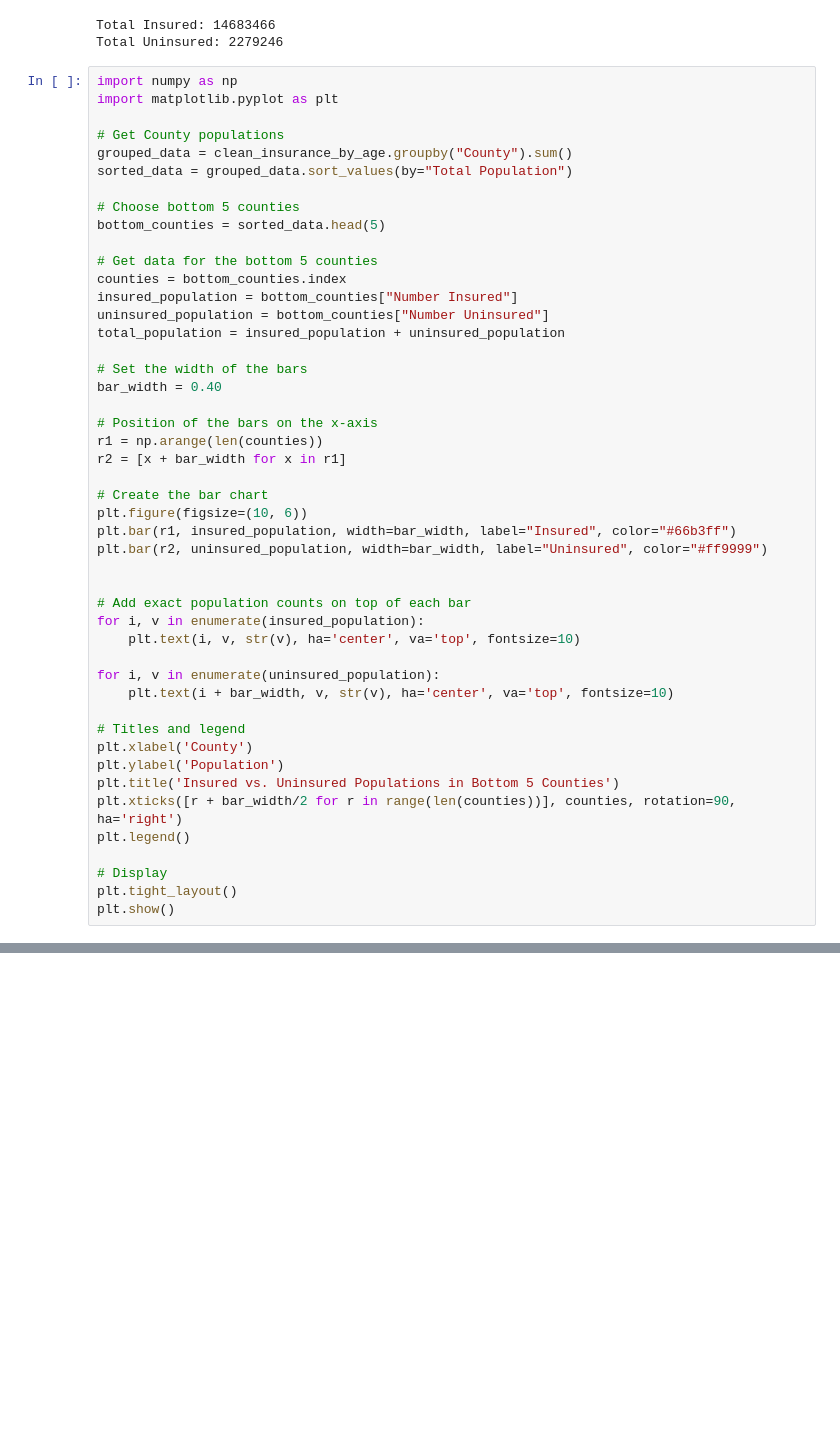
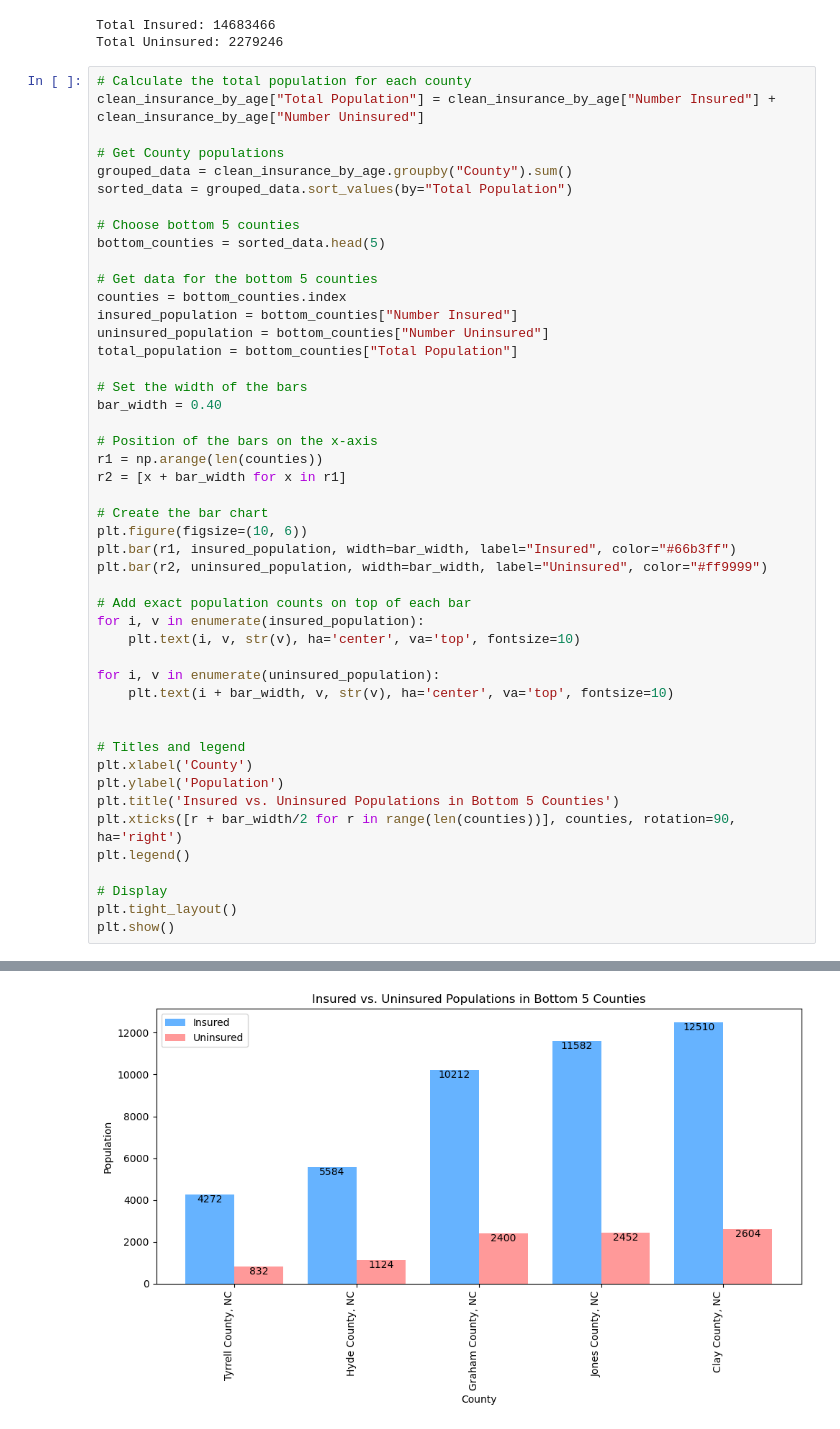
Before and after one commit to RBalderas11/Project-1, a Jupyter notebook: census_data.ipynb, the cells around one changed output, grey strips where cells are left out. Saved outputs shown, nothing was run; the diff lists cells and outputs as text; blank space fills up the shorter version.

```diff
--- a/census_data.ipynb
+++ b/census_data.ipynb
@@ -299,8 +299,8 @@ print(total_text)
 Total Insured: 14683466
 Total Uninsured: 2279246
 # %%
-import numpy as np
-import matplotlib.pyplot as plt
+# Calculate the total population for each county
+clean_insurance_by_age["Total Population"] = clean_insurance_by_age["Number Insured"] + clean_insurance_by_age["Number Uninsured"]
 
 # Get County populations
 grouped_data = clean_insurance_by_age.groupby("County").sum()
@@ -313,7 +313,7 @@ bottom_counties = sorted_data.head(5)
 counties = bottom_counties.index
 insured_population = bottom_counties["Number Insured"]
 uninsured_population = bottom_counties["Number Uninsured"]
-total_population = insured_population + uninsured_population
+total_population = bottom_counties["Total Population"]
 
 # Set the width of the bars
 bar_width = 0.40
@@ -327,13 +327,13 @@ plt.figure(figsize=(10, 6))
 plt.bar(r1, insured_population, width=bar_width, label="Insured", color="#66b3ff")
 plt.bar(r2, uninsured_population, width=bar_width, label="Uninsured", color="#ff9999")
 
-
 # Add exact population counts on top of each bar
 for i, v in enumerate(insured_population):
     plt.text(i, v, str(v), ha='center', va='top', fontsize=10)
 
 for i, v in enumerate(uninsured_population):
     plt.text(i + bar_width, v, str(v), ha='center', va='top', fontsize=10)
+
 
 # Titles and legend
 plt.xlabel('County')
@@ -350,3 +349,4 @@ KeyError: 'Total Population'
+[figure, added]
 # %%
 # Get County populations
 grouped_data = clean_insurance_by_age.groupby("County").sum()
```
Also changed, not shown: parts of 4 cells of this notebook.
